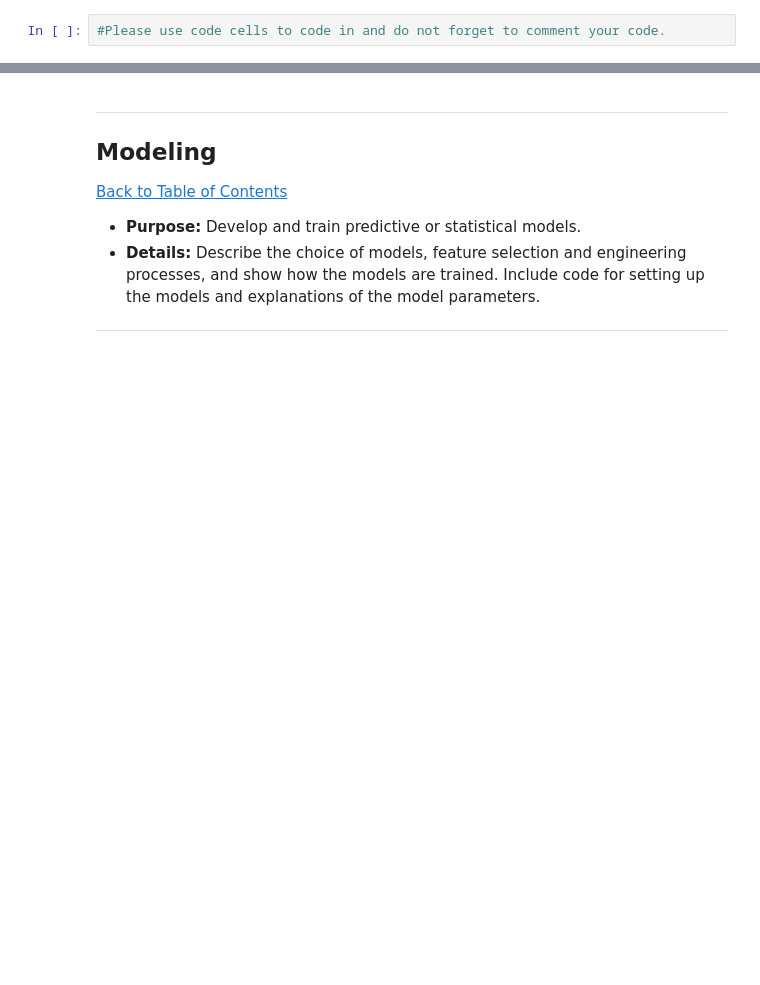
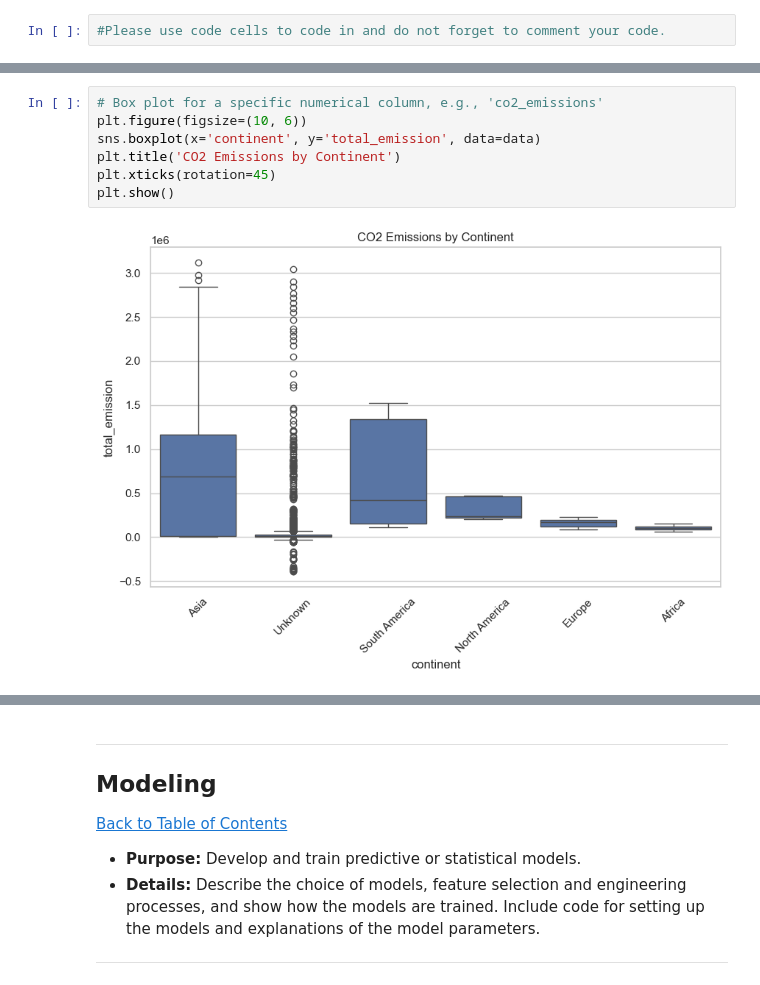
Before and after one commit to Edotsey/2401PTDS_Regression_Project, a Jupyter notebook: TeamJL1 - Regression_Project_Notebook.ipynb, the cells around one changed output, grey strips where cells are left out. Drawn from its saved outputs; the diff is of its cells as text; blank space fills up the shorter version.

```diff
--- a/TeamJL1 - Regression_Project_Notebook.ipynb
+++ b/TeamJL1 - Regression_Project_Notebook.ipynb
@@ -97,0 +397,9 @@
+# %%
+# Box plot for a specific numerical column, e.g., 'co2_emissions'
+plt.figure(figsize=(10, 6))
+sns.boxplot(x='continent', y='total_emission', data=data)
+plt.title('CO2 Emissions by Continent')
+plt.xticks(rotation=45)
+plt.show()
+# %% [output]
+[figure, added]
```
Also changed, not shown: parts of 21 cells of this notebook.
